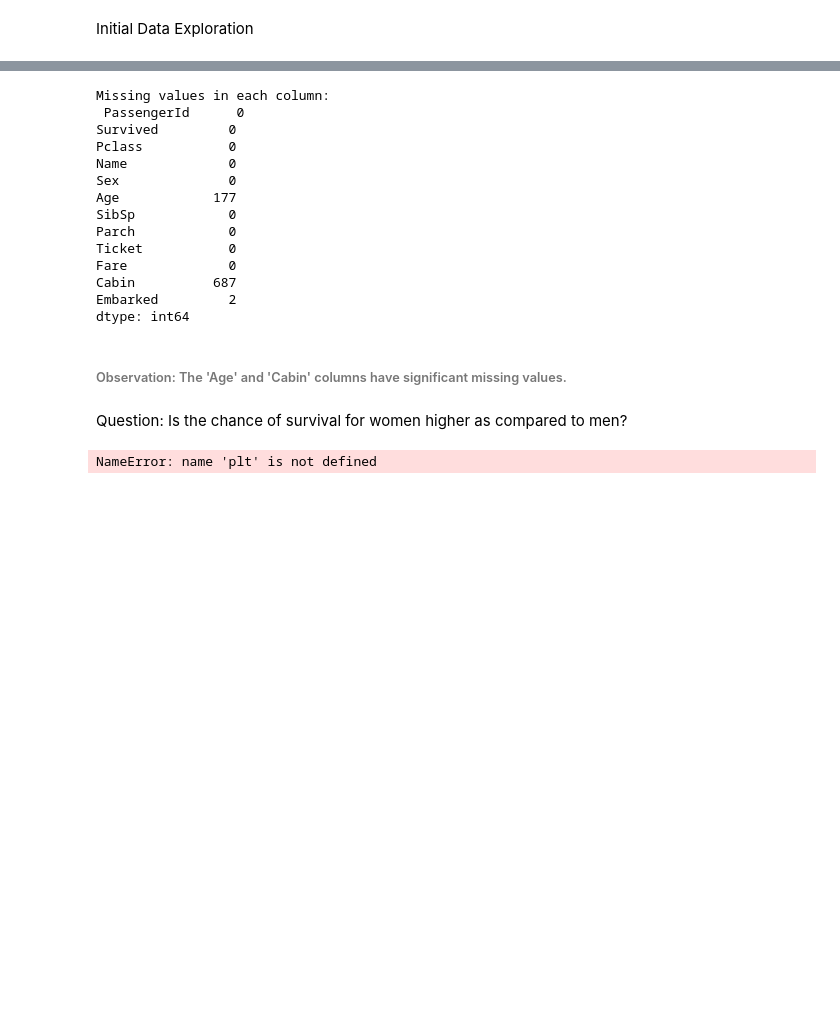
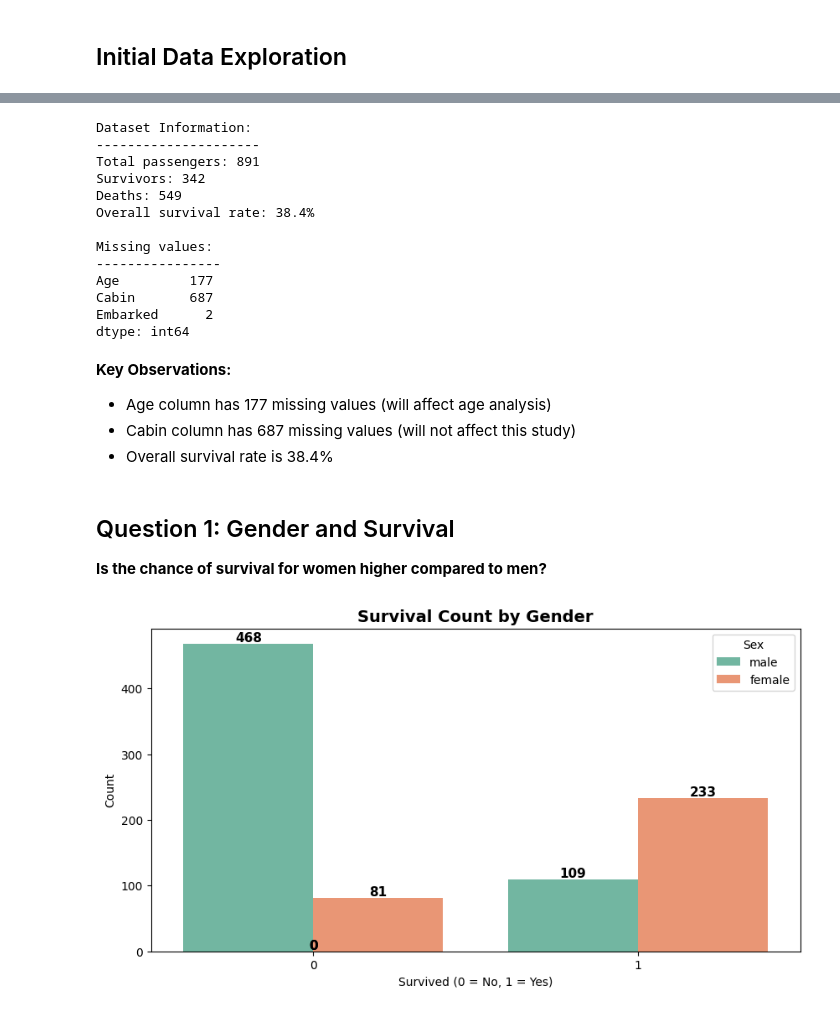
Before and after one commit to chloemaivu/titanic-c2c, a Jupyter notebook: chloe-c2c-titanic.ipynb, the cells around one changed output, grey strips where cells are left out. Cells and saved outputs as stored; diff of their text form; code cells hidden in the pictures; blank space fills up the shorter version.

```diff
--- a/chloe-c2c-titanic.ipynb
+++ b/chloe-c2c-titanic.ipynb
@@ -15,5 +17,5 @@ import matplotlib.pyplot as plt
 import seaborn as sns
 import pandas as pd
 # %% [markdown]
-Initial Data Exploration
+## Initial Data Exploration
 # %%
@@ -28,32 +30,56 @@ titanic_data.head()
 | 3 | 4 | 1 | 1 | Futrelle, Mrs. Jacques Heath (Lil... | female | 35.0 | 1 | 0 | 113803 | 53.1000 | ... |
 | 4 | 5 | 0 | 3 | Allen, Mr. William Henry | male | 35.0 | 0 | 0 | 373450 | 8.0500 | ... |
 # %%
-# Identify missing values
-missing_values = titanic_data.isnull().sum()
-print("Missing values in each column:\n", missing_values)
+# Basic dataset information
+print("Dataset Information:")
+print("---------------------")
+print(f"Total passengers: {len(titanic_data)}")
+print(f"Survivors: {titanic_data['Survived'].sum()}")
+print(f"Deaths: {len(titanic_data) - titanic_data['Survived'].sum()}")
+
+# Mean survival rate
+print(f"Overall survival rate: {titanic_data['Survived'].mean():.1%}")
+
+# Check for missing values
+print("\nMissing values:")
+print("----------------")
+print(titanic_data.isnull().sum()[titanic_data.isnull().sum() > 0])
 # %% [output]
-Missing values in each column:
- PassengerId      0
-Survived         0
-Pclass           0
-Name             0
-Sex              0
-Age            177
-SibSp            0
-Parch            0
-Ticket           0
-Fare             0
-Cabin          687
-Embarked         2
+Dataset Information:
+---------------------
+Total passengers: 891
+Survivors: 342
+Deaths: 549
+Overall survival rate: 38.4%
+
+Missing values:
+----------------
+Age         177
+Cabin       687
+Embarked      2
 dtype: int64
 # %% [markdown]
-###### Observation: The 'Age' and 'Cabin' columns have significant missing values.
+**Key Observations:**
+- Age column has 177 missing values (will affect age analysis)
+- Cabin column has 687 missing values (will not affect this study)
+- Overall survival rate is 38.4%
 # %% [markdown]
-Question: Is the chance of survival for women higher as compared to men?
+## Question 1: Gender and Survival
+**Is the chance of survival for women higher compared to men?**
 # %%
-plt.figure(figsize=(8, 4))
-sns.countplot(x='Survived', data=titanic_data, hue='Sex')
-plt.title("Survival Count by Gender")
+# Create visualization of survival counts by gender
+plt.figure(figsize=(10, 5))
+sns.countplot(data=titanic_data, x='Survived', hue='Sex', palette='Set2')
+plt.title("Survival Count by Gender", fontsize=14, fontweight='bold')
+plt.xlabel('Survived (0 = No, 1 = Yes)')
+plt.ylabel('Count')
+
+# Add value labels on bars
+for p in plt.gca().patches:
+    plt.gca().annotate(f'{int(p.get_height())}',
+                      (p.get_x() + p.get_width() / 2., p.get_height()),
+                      ha='center', va='center', fontsize=11, fontweight='bold',
+                      xytext=(0, 5), textcoords='offset points')
 plt.show()
 # %% [output]
-NameError: name 'plt' is not defined
+[figure, added]
```
Also changed, not shown: parts of 12 cells of this notebook.
